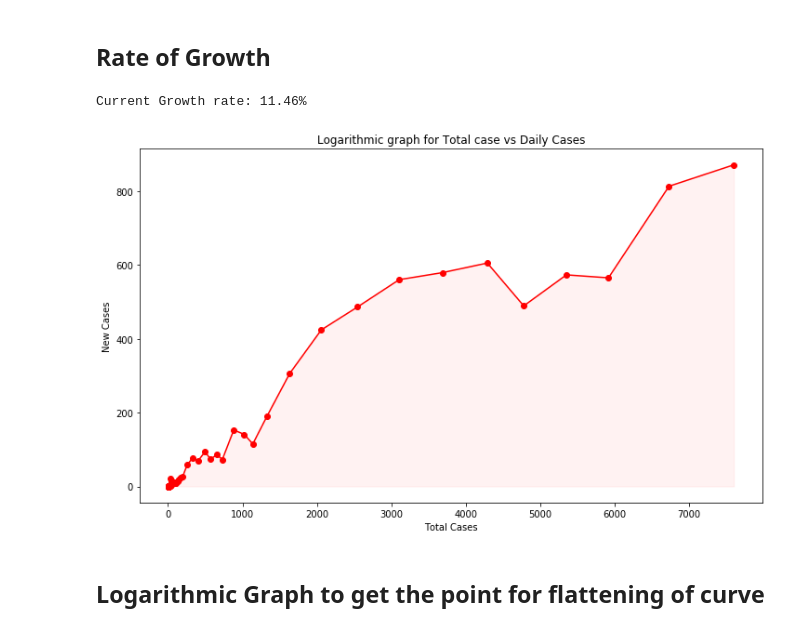
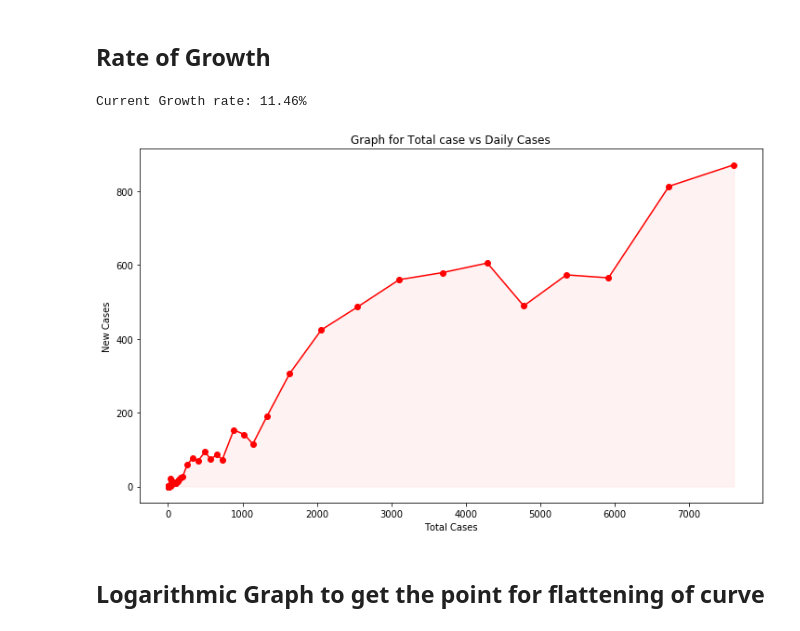
Before and after one commit to rayshu/CoVID-Tracker-India, a Jupyter notebook: Trend Analysis.ipynb, the cells around one changed output. Saved outputs shown, nothing was run; the diff lists cells and outputs as text; code cells hidden in the pictures.

```diff
--- a/Trend Analysis.ipynb
+++ b/Trend Analysis.ipynb
@@ -94,25 +103,25 @@ plt.show()
 # %%
 fig = plt.figure(figsize=(12,7))
 ax = fig.add_subplot(111)
-ax.set_title('Logarithmic graph for Total case vs Daily Cases')
+ax.set_title('Graph for Total case vs Daily Cases')
 ax.plot(daily_df['Total Confirmed'], daily_df['Daily Confirmed'], marker='o', color='red')
 
 for i,j in zip(daily_df['Total Confirmed'], daily_df['Daily Confirmed']):
     Rate = (j/i)*100
     Rate = "{:.2f}%".format(round(Rate, 2))
 #     plt.text(i,j, Rate)
 print('Current Growth rate:', Rate)
 
 
 ax.set_xlabel('Total Cases')
 ax.set_ylabel('New Cases')
 # plt.yticks(rotation=90)
 
 plt.fill_between(daily_df['Total Confirmed'], daily_df['Daily Confirmed'], 0, color='red', alpha='0.05')
 plt.show()
 # %% [output]
 Current Growth rate: 11.46%
-[figure, old version]
+[figure, new version]
 # %% [markdown]
 ## Logarithmic Graph to get the point for flattening of curve
 # %%
```
Also changed, not shown: parts of 2 cells of this notebook.
